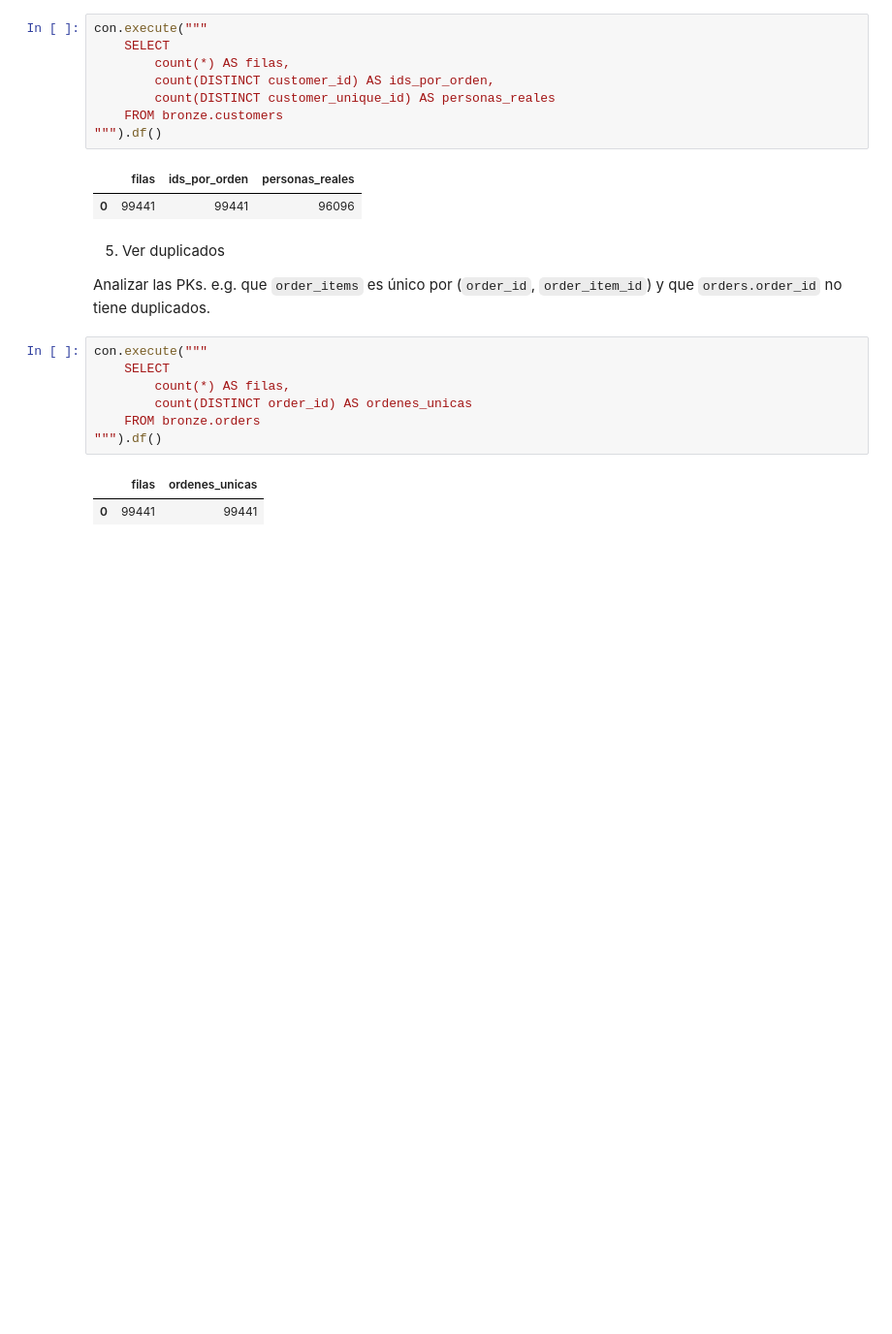
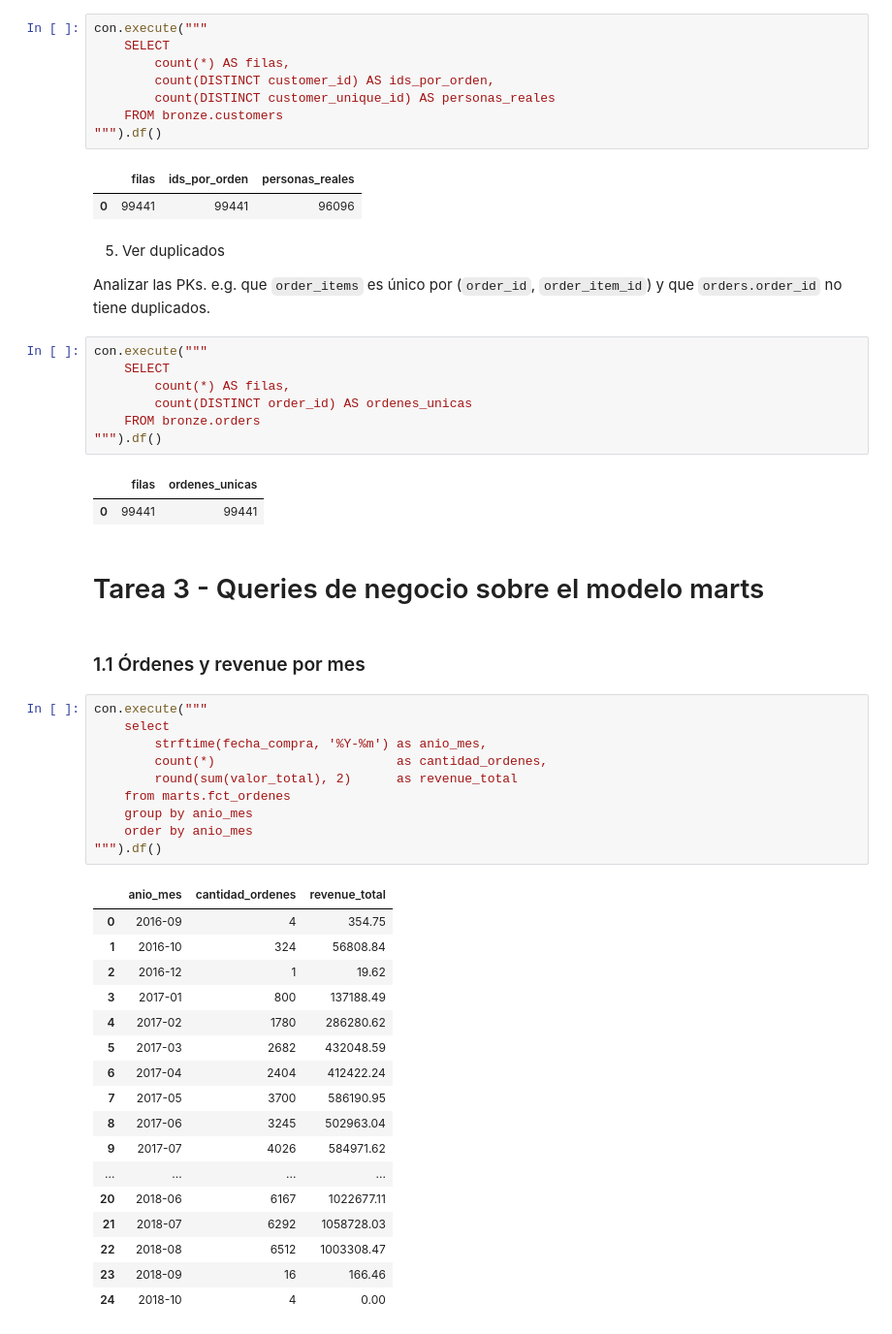
Before and after one commit to ENtiemEN/olist-customer-analysis, a Jupyter notebook: notebooks/01_setup.ipynb, the cells around one changed output. Shown at 97% size. Cells and saved outputs as stored; diff of their text form; blank space fills up the shorter version.

```diff
--- a/notebooks/01_setup.ipynb
+++ b/notebooks/01_setup.ipynb
@@ -129,3 +129,35 @@ con.execute("""
 # %% [output]
 |  | filas | ordenes_unicas |
 | 0 | 99441 | 99441 |
+# %% [markdown]
+# Tarea 3 - Queries de negocio sobre el modelo marts
+# %% [markdown]
+### 1.1 Órdenes y revenue por mes
+# %%
+con.execute("""
+    select
+        strftime(fecha_compra, '%Y-%m') as anio_mes,
+        count(*)                        as cantidad_ordenes,
+        round(sum(valor_total), 2)      as revenue_total
+    from marts.fct_ordenes
+    group by anio_mes
+    order by anio_mes
+""").df()
+# %% [output]
+|  | anio_mes | cantidad_ordenes | revenue_total |
+| 0 | 2016-09 | 4 | 354.75 |
+| 1 | 2016-10 | 324 | 56808.84 |
+| 2 | 2016-12 | 1 | 19.62 |
+| 3 | 2017-01 | 800 | 137188.49 |
+| 4 | 2017-02 | 1780 | 286280.62 |
+| 5 | 2017-03 | 2682 | 432048.59 |
+| 6 | 2017-04 | 2404 | 412422.24 |
+| 7 | 2017-05 | 3700 | 586190.95 |
+| 8 | 2017-06 | 3245 | 502963.04 |
+| 9 | 2017-07 | 4026 | 584971.62 |
+| ... | ... | ... | ... |
+| 20 | 2018-06 | 6167 | 1022677.11 |
+| 21 | 2018-07 | 6292 | 1058728.03 |
+| 22 | 2018-08 | 6512 | 1003308.47 |
+| 23 | 2018-09 | 16 | 166.46 |
+| 24 | 2018-10 | 4 | 0.00 |
```
Also changed, not shown: parts of 34 cells of this notebook, 16 other files.
